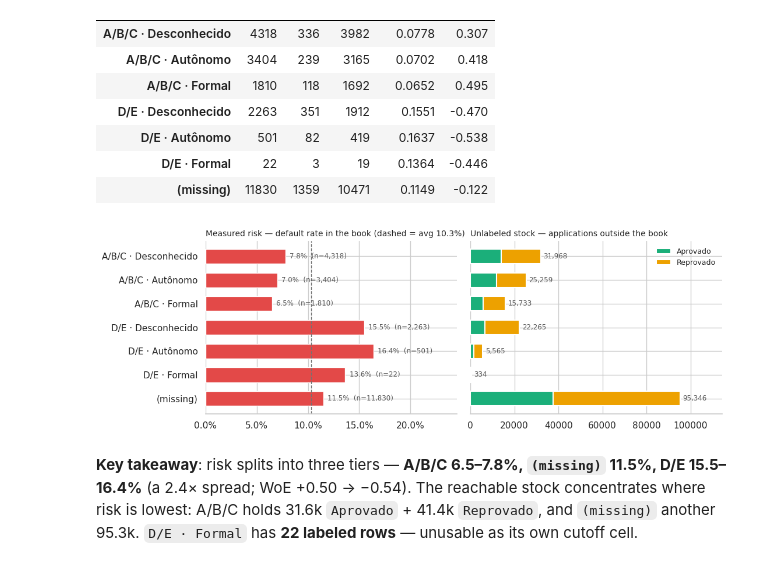
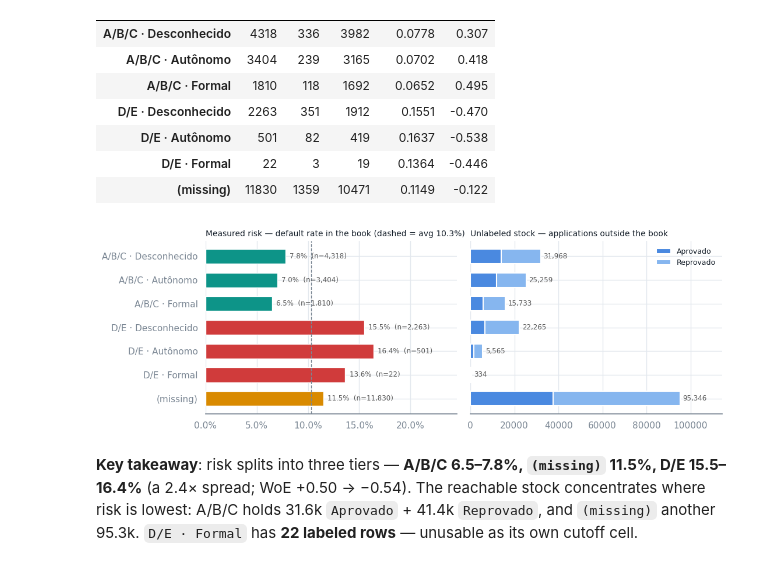
Before and after one commit to nocedan/credit-policy-analisys, a Jupyter notebook: notebooks/3.0-dn-segment-map-and-stock.ipynb, the cells around one changed output. Drawn from its saved outputs; the diff is of its cells as text; code cells hidden in the pictures.

```diff
--- a/notebooks/3.0-dn-segment-map-and-stock.ipynb
+++ b/notebooks/3.0-dn-segment-map-and-stock.ipynb
@@ -25,9 +25,9 @@ from matplotlib.ticker import PercentFormatter
 
 PROJECT_DIR = Path.cwd().parent
 sys.path.insert(0, str(PROJECT_DIR / "src"))
-from credit_policy import binning, segments, woe, save_fig  # noqa: E402  (path set above)
+from credit_policy import binning, segments, woe, save_fig, palette  # noqa: E402  (path set above)
 
-sns.set_theme(style="whitegrid")
+palette.apply_style()
 pd.set_option("display.max_columns", 50)
 
 APP_PATH = PROJECT_DIR / "data" / "interim" / "applications.parquet"
@@ -36,8 +36,7 @@ SEG_SPEC_PATH = PROJECT_DIR / "references" / "segment_spec.yaml"
 FIG_DIR = PROJECT_DIR / "reports" / "figures"  # deck figures land here
 
 STATUS_ORDER = ["Contratado", "Aprovado", "Reprovado"]
-C_STATUS = dict(zip(STATUS_ORDER, ["#2a78d6", "#1baf7a", "#eda100"]))  # validated categorical trio
-C_RISK = "#e34948"
+C_STATUS = palette.FUNNEL  # blue ordinal STATUS ramp (Reprovado->Aprovado->Contratado)
 
 app = pd.read_parquet(APP_PATH)
 bin_spec = binning.load_spec(BIN_SPEC_PATH)
@@ -100,6 +99,10 @@ left = pd.Series(0.0, index=mix.index)
 for st in STATUS_ORDER:
     ax.barh(mix.index.astype(str), mix[st], left=left, color=C_STATUS[st], label=st,
             edgecolor="white", linewidth=1.5, height=0.62)
+    for i, cell in enumerate(mix.index):
+        frac = mix.loc[cell, st]
+        ax.text(left.iloc[i] + frac / 2, i, f"{frac:.0%}", va="center", ha="center",
+                fontsize=8, color=palette.INK if st == "Reprovado" else "white")
     left = left + mix[st]
 for i, cell in enumerate(mix.index):
     ax.text(1.01, i, f"{pop.loc[cell, 'total']:,}", va="center", fontsize=8.5, color="0.35")
@@ -143,34 +146,35 @@ book[["n", "bads", "goods", "bad_rate", "woe"]].round({"bad_rate": 4, "woe": 3})
 # %%
 fig, (ax_r, ax_s) = plt.subplots(1, 2, figsize=(11, 3.8), sharey=True)
 cells = book.index.astype(str)
 
 base = lab["OVER30M2"].mean()
-ax_r.barh(cells, book["bad_rate"], color=C_RISK, height=0.62)
-ax_r.axvline(base, color="0.45", ls="--", lw=1)
+ax_r.barh(cells, book["bad_rate"],
+          color=[palette.risk_tier_color(c) for c in book.index], height=0.62)
+ax_r.axvline(base, color=palette.REF_LINE, ls="--", lw=1)
 for i, (br, n) in enumerate(zip(book["bad_rate"], book["n"])):
     ax_r.text(br + 0.004, i, f"{br:.1%}  (n={n:,})", va="center", fontsize=8.5, color="0.35")
 ax_r.invert_yaxis()
 ax_r.set_xlim(0, book["bad_rate"].max() * 1.5)
 ax_r.xaxis.set_major_formatter(PercentFormatter(1))
 ax_r.set_title(f"Measured risk — default rate in the book (dashed = avg {base:.1%})",
                loc="left", fontsize=10)
 
 left = pd.Series(0.0, index=pop.index)
 for st in ["Aprovado", "Reprovado"]:
     ax_s.barh(cells, pop[st], left=left, color=C_STATUS[st], label=st,
               edgecolor="white", linewidth=1.5, height=0.62)
     left = left + pop[st]
 for i, tot in enumerate(left):
     ax_s.text(tot + 1200, i, f"{int(tot):,}", va="center", fontsize=8.5, color="0.35")
 ax_s.set_xlim(0, left.max() * 1.2)
 ax_s.set_title("Unlabeled stock — applications outside the book", loc="left", fontsize=10)
 ax_s.legend(loc="upper right", frameon=False, fontsize=9)
 sns.despine(left=True)
 plt.tight_layout()
 save_fig(fig, "fig_segment_risk_tiers.png", FIG_DIR)
 plt.show()
 # %% [output]
-[figure, old version]
+[figure, new version]
 # %% [markdown]
 **Key takeaway**: risk splits into three tiers — **A/B/C 6.5–7.8%, `(missing)` 11.5%, D/E
 15.5–16.4%** (a 2.4× spread; WoE +0.50 → −0.54). The reachable stock concentrates where risk is
```
Also changed, not shown: parts of 1 cell of this notebook, 15 other files.
